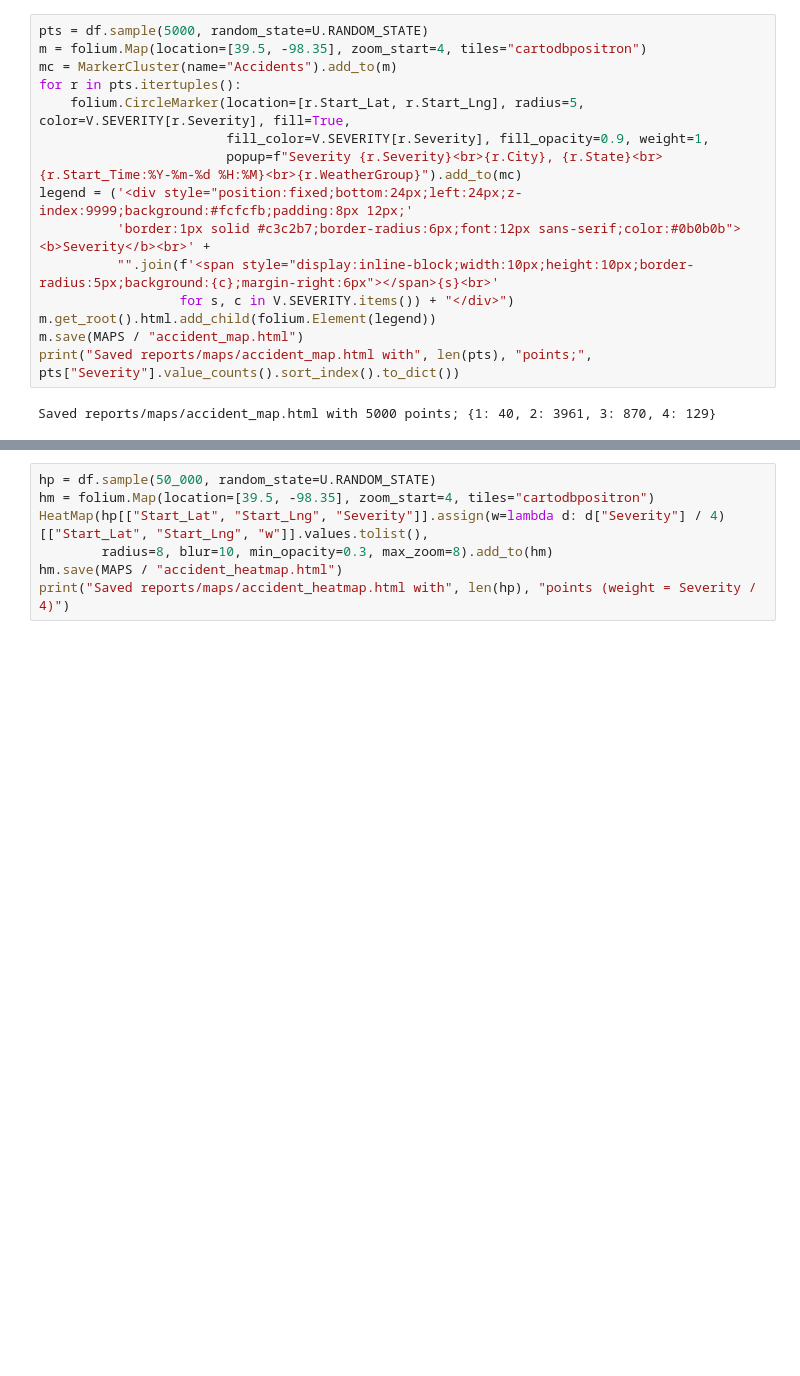
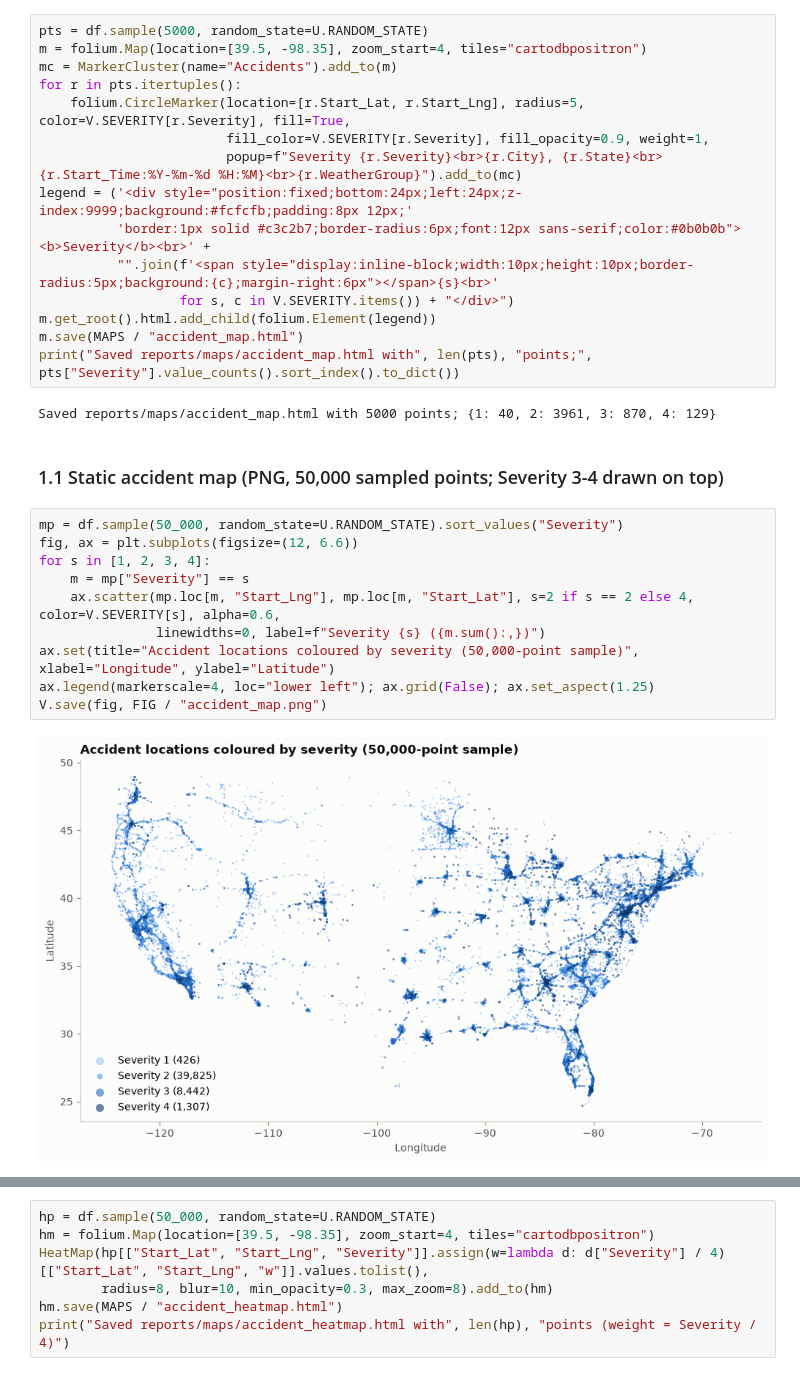
Before and after one commit to Abin-Shaji-Thomas/Smart-Traffic-Accident-Analysis-and-Severity-Prediction, a Jupyter notebook: notebooks/03_data_visualization.ipynb, the cells around one changed output, grey strips where cells are left out. Saved outputs shown, nothing was run; the diff lists cells and outputs as text; blank space fills up the shorter version.

Commit message:
Module 3: remove Power BI, add static accident map, density heatmap, correlation heatmap and dashboard overview

```diff
--- a/notebooks/03_data_visualization.ipynb
+++ b/notebooks/03_data_visualization.ipynb
@@ -54,3 +54,17 @@ m.save(MAPS / "accident_map.html")
 print("Saved reports/maps/accident_map.html with", len(pts), "points;", pts["Severity"].value_counts().sort_index().to_dict())
 # %% [output]
 Saved reports/maps/accident_map.html with 5000 points; {1: 40, 2: 3961, 3: 870, 4: 129}
+# %% [markdown]
+### 1.1 Static accident map (PNG, 50,000 sampled points; Severity 3-4 drawn on top)
+# %%
+mp = df.sample(50_000, random_state=U.RANDOM_STATE).sort_values("Severity")
+fig, ax = plt.subplots(figsize=(12, 6.6))
+for s in [1, 2, 3, 4]:
+    m = mp["Severity"] == s
+    ax.scatter(mp.loc[m, "Start_Lng"], mp.loc[m, "Start_Lat"], s=2 if s == 2 else 4, color=V.SEVERITY[s], alpha=0.6,
+               linewidths=0, label=f"Severity {s} ({m.sum():,})")
+ax.set(title="Accident locations coloured by severity (50,000-point sample)", xlabel="Longitude", ylabel="Latitude")
+ax.legend(markerscale=4, loc="lower left"); ax.grid(False); ax.set_aspect(1.25)
+V.save(fig, FIG / "accident_map.png")
+# %% [output]
+[figure, added]
```
Also changed, not shown: parts of 11 cells of this notebook, 16 other files.
